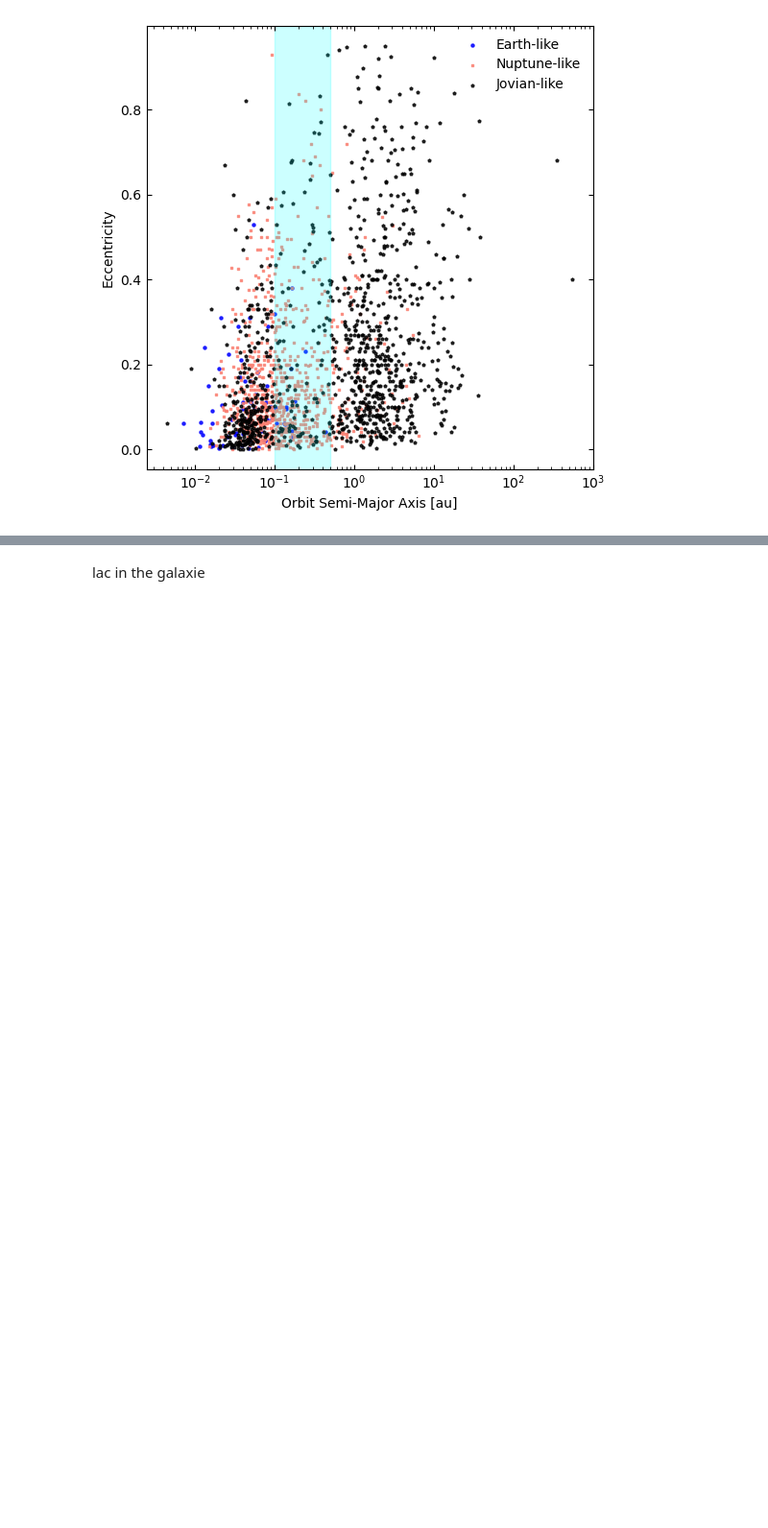
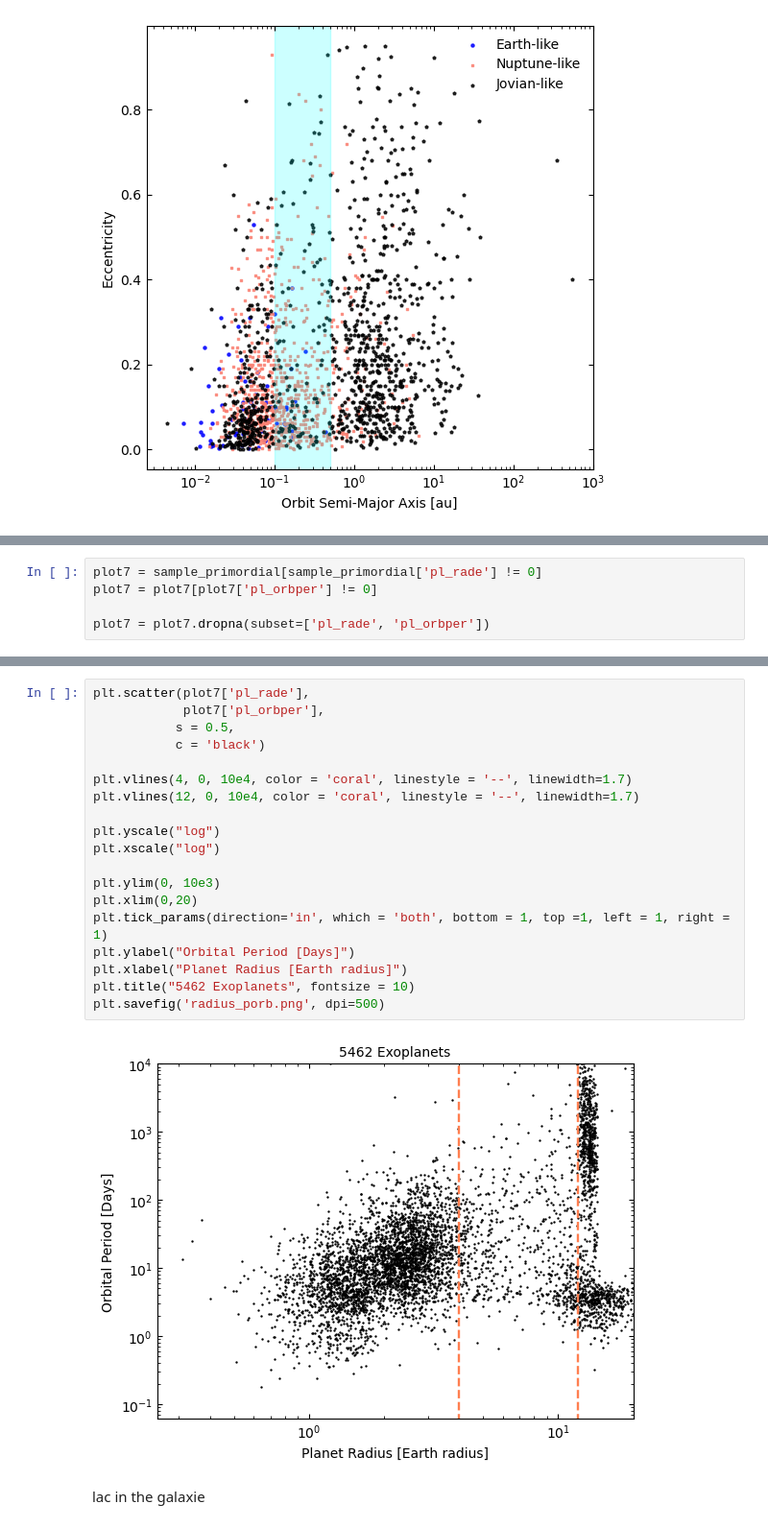
Before and after one commit to ylaksl/Exoplanets-Stats, a Jupyter notebook: exoplanet-stats.ipynb, the cells around one changed output, grey strips where cells are left out. Shown at 96% size. Cells and saved outputs as stored; diff of their text form; blank space fills up the shorter version.

```diff
--- a/exoplanet-stats.ipynb
+++ b/exoplanet-stats.ipynb
@@ -233,0 +261,5 @@ plt.show()
+# %%
+plot7 = sample_primordial[sample_primordial['pl_rade'] != 0]
+plot7 = plot7[plot7['pl_orbper'] != 0]
+
+plot7 = plot7.dropna(subset=['pl_rade', 'pl_orbper'])
@@ -234,3 +282,24 @@ plt.show()
+# %%
+plt.scatter(plot7['pl_rade'],
+            plot7['pl_orbper'],
+           s = 0.5,
+           c = 'black')
+
+plt.vlines(4, 0, 10e4, color = 'coral', linestyle = '--', linewidth=1.7)
+plt.vlines(12, 0, 10e4, color = 'coral', linestyle = '--', linewidth=1.7)
+
+plt.yscale("log")
+plt.xscale("log")
+
+plt.ylim(0, 10e3)
+plt.xlim(0,20)
+plt.tick_params(direction='in', which = 'both', bottom = 1, top =1, left = 1, right = 1)
+plt.ylabel("Orbital Period [Days]")
+plt.xlabel("Planet Radius [Earth radius]")
+plt.title("5462 Exoplanets", fontsize = 10)
+plt.savefig('radius_porb.png', dpi=500)
+# %% [output]
+[figure, added]
 # %% [markdown]
 lac in the galaxie
 # %%
```
Also changed, not shown: parts of 8 cells of this notebook, 1 other file.
